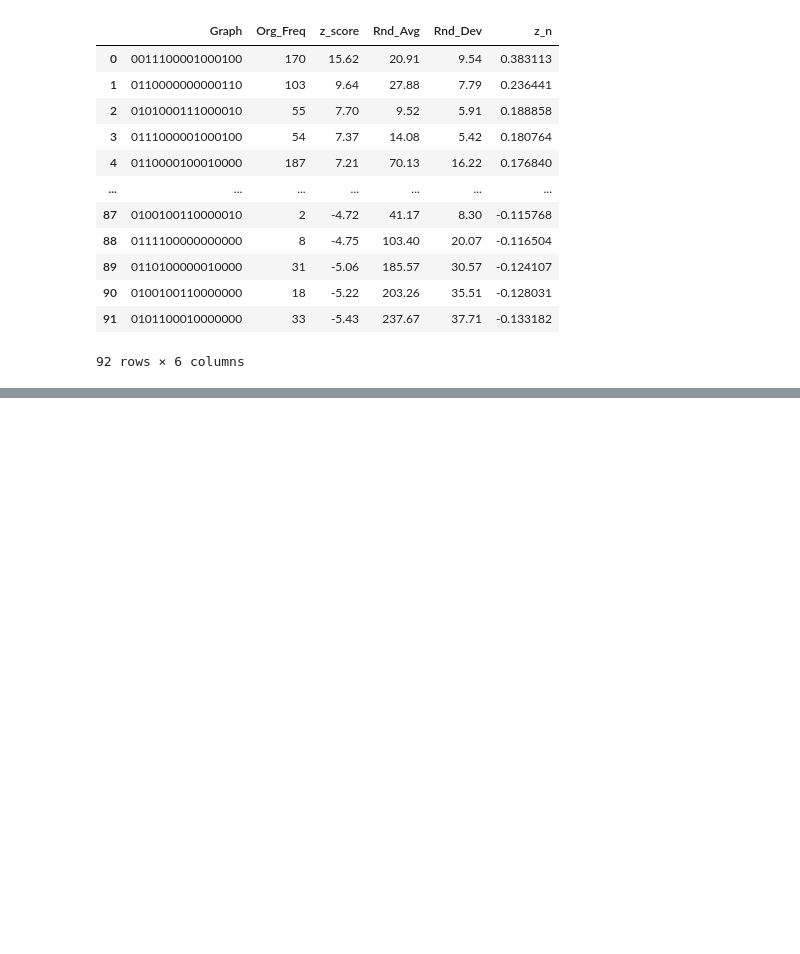
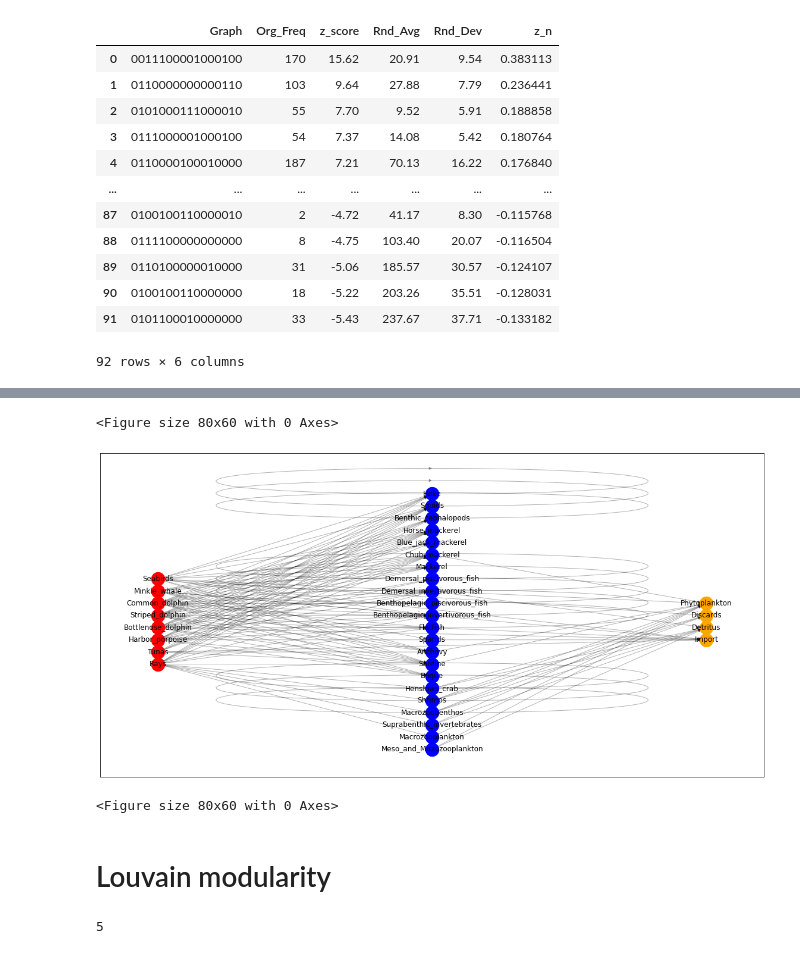
Before and after one commit to AJSRocha/msc_ds_network_science, a Jupyter notebook: project.ipynb, the cells around one changed output, grey strips where cells are left out. Cells and saved outputs as stored; diff of their text form; code cells hidden in the pictures; blank space fills up the shorter version.

```diff
--- a/project.ipynb
+++ b/project.ipynb
@@ -645,0 +799,49 @@ non_null_gt4
+# %%
+#https://stackoverflow.com/questions/70901680/networkx-create-graphs-from-communities
+empirical_communities = [{'Seabirds','Minkle_whale','Common_dolphin','Striped_dolphin', 'Bottlenose_dolphin', 'Harbor_porpoise', 'Tunas', 'Rays'},
+ {'Phytoplankton','Discards','Detritus','Import'},
+ {'Hake','Squids','Benthic_cephalopods','Horse_mackerel','Blue_jack_mackerel','Chub_mackerel','Mackerel','Demersal_piscivorous_fish','Demersal_invertivorous_fish','Benthopelagic_piscivorous_fish',
+  'Benthopelagic_invertivorous_fish','Flatfish','Sparids','Anchovy','Sardine','Bogue','Henslows_crab','Shrimps','Shrimps','Macrozoobenthos','Suprabenthic_invertebrates','Meso_and_Microzooplankton',
+  'Macrozooplankton'}]
+
+for c, v_c in enumerate(empirical_communities):
+    for v in v_c:
+        # Add 1 to save 0 for external edges
+        H.nodes[v]['empirical_community'] = c + 1
+
+'''Find internal edges and add their community to their attributes'''
+for v, w, in H.edges:
+    if H.nodes[v]['empirical_community'] == H.nodes[w]['empirical_community']:
+        # Internal edge, mark with community
+        H.edges[v, w]['empirical_community'] = H.nodes[v]['empirical_community']
+    else:
+        # External edge, mark as 0
+        H.edges[v, w]['empirical_community'] = 0
+# %%
+# Draw the graph, but don't color the nodes
+pos = nx.multipartite_layout(H, 'empirical_community')
+#nx.draw(H, pos, edge_color='k', with_labels=True, font_weight='light', width= 0.9)
+#nx.draw_networkx_nodes(H, pos)
+
+#For each community list, draw the nodes, giving it a specific color.
+size = 500
+nx.draw_networkx_nodes(H, pos, nodelist=empirical_communities[0], node_color='r', node_size = size)
+nx.draw_networkx_nodes(H, pos, nodelist=empirical_communities[1], node_color='orange', node_size = size)
+nx.draw_networkx_nodes(H, pos, nodelist=empirical_communities[2], node_color='b', node_size = size)
+
+nx.draw_networkx_edges(H, pos, alpha = 0.3)
+nx.draw_networkx_labels(H, pos)
+
+
+plt.figure(figsize=(8, 6), dpi=10)
+# %% [output]
+<Figure size 80x60 with 0 Axes>
+[figure, added]
+<Figure size 80x60 with 0 Axes>
+# %% [markdown]
+# Louvain modularity
+# %%
+louvain = nx.algorithms.community.louvain_communities(H, seed = 123, resolution=0.9)
+print(len(louvain))
+# %% [output]
+5
```
Also changed, not shown: parts of 25 cells of this notebook.
